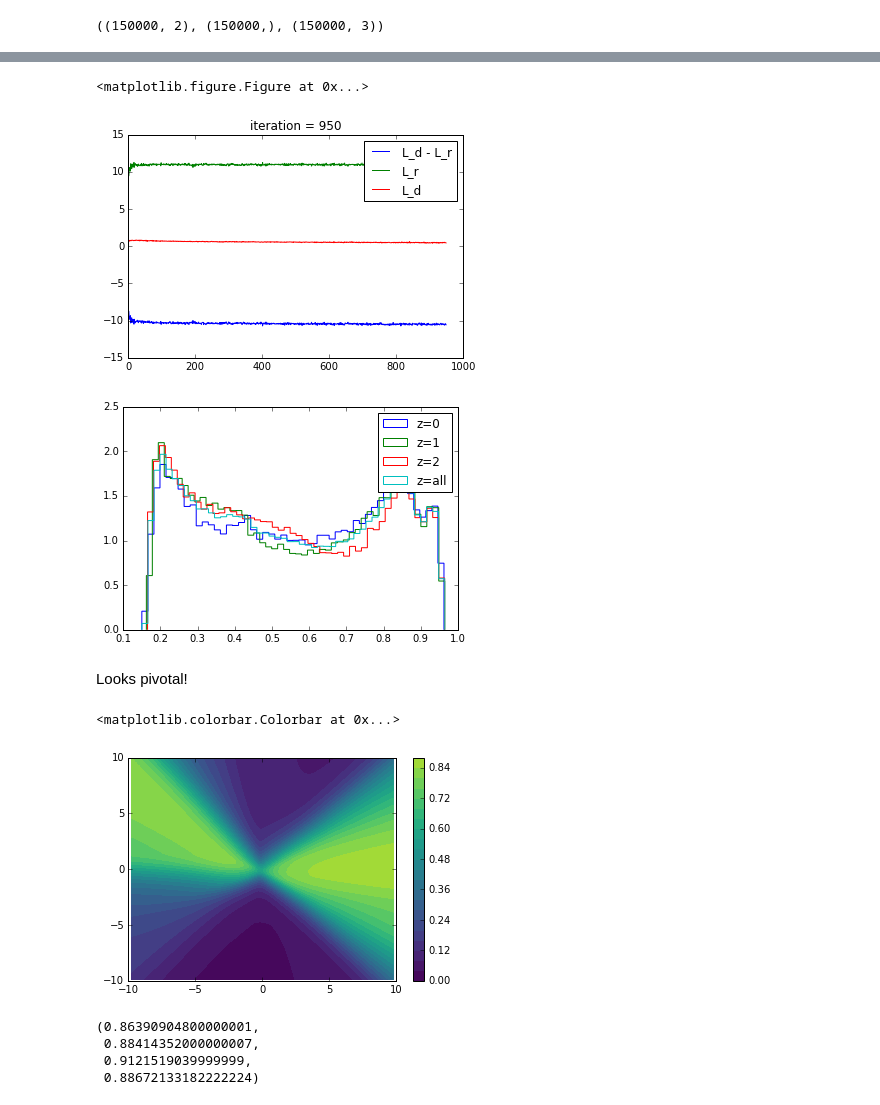
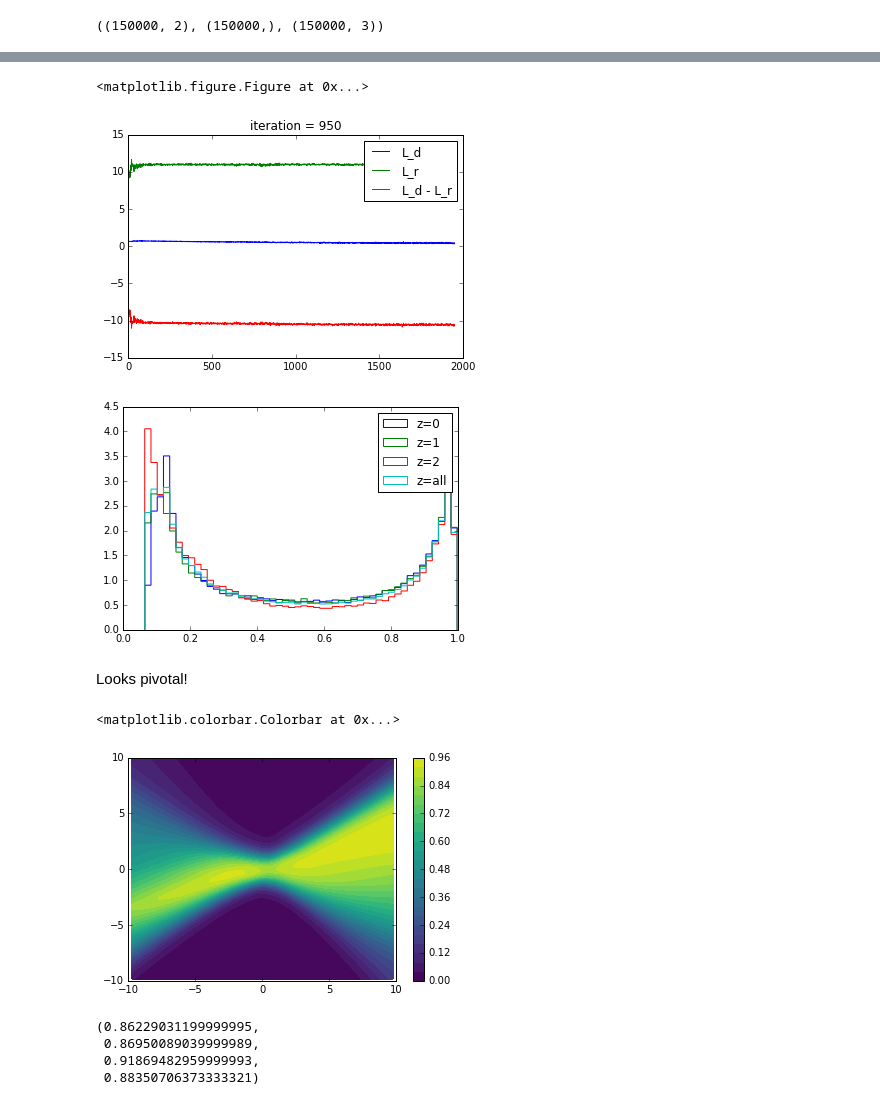
Before and after one commit to glouppe/paper-learning-to-pivot, a Jupyter notebook: code/Adversarial training against systematic uncertainties - Non-binary.ipynb, the cells around one changed output, grey strips where cells are left out. Drawn from its saved outputs; the diff is of its cells as text; code cells hidden in the pictures.

```diff
--- a/code/Adversarial training against systematic uncertainties - Non-binary.ipynb
+++ b/code/Adversarial training against systematic uncertainties - Non-binary.ipynb
@@ -7,8 +7,8 @@ from carl.distributions import Mixture, MultivariateNormal
 p = Mixture(components=[MultivariateNormal(mu=np.array([0., 2.]), sigma=np.eye(2)),
                         MultivariateNormal(mu=np.array([0., -2.]), sigma=np.eye(2))])
 q0 = MultivariateNormal(mu=np.array([1., 0.]), sigma=np.eye(2))
-q1 = MultivariateNormal(mu=np.array([-2., 0.]), sigma=np.eye(2))
-q2 = MultivariateNormal(mu=np.array([-5., 0.]), sigma=np.eye(2))
+q1 = MultivariateNormal(mu=np.array([-1., 0.]), sigma=np.eye(2))
+q2 = MultivariateNormal(mu=np.array([-3., 0.]), sigma=np.eye(2))
 q_full = Mixture(components=[q0, q1, q2])
 # %%
 n_samples = 25000
@@ -254,31 +252,31 @@ losses = {"L_d": [], "L_r": [], "L_d - L_r": []}
 # %%
 batch_size = 128
 
 for i in range(1000):
     if i % 50 == 0:
         plot_losses(i, losses)
 
     # Fit D
     D.trainable = True
     R.trainable = False
     indices = np.random.permutation(len(X))[:batch_size]
     l = DRf.train_on_batch(X[indices], [y[indices], z[indices]])
 
     losses["L_d - L_r"].append(l[0][None][0])
     losses["L_d"].append(l[1][None][0])
     losses["L_r"].append(-l[2][None][0])
 
     # Fit R
     D.trainable = False
     R.trainable = True
 #     DfR.fit(X, z, nb_epoch=3, verbose=0)
 
-    for j in range(100):
+    for j in range(20):
         indices = np.random.permutation(len(X))[:batch_size]
         DfR.train_on_batch(X[indices], z[indices])
 # %% [output]
 <matplotlib.figure.Figure at 0x...>
-[figure, old version]
+[figure, new version]
 # %%
 plt.hist(1. - D.predict(X0), bins=50, normed=1, histtype="step", label="z=0")
 plt.hist(1. - D.predict(X1), bins=50, normed=1, histtype="step", label="z=1")
@@ -287,7 +285,7 @@ plt.hist(1. - D.predict(X), bins=50, normed=1, histtype="step", label="z=all")
 plt.legend()
 plt.show()
 # %% [output]
-[figure, old version]
+[figure, new version]
 # %% [markdown]
 Looks pivotal!
 # %%
@@ -307,7 +305,7 @@ CS = plt.contourf(xi, yi, zi, 25, cmap=plt.cm.viridis,
 plt.colorbar()
 # %% [output]
 <matplotlib.colorbar.Colorbar at 0x...>
-[figure, old version]
+[figure, new version]
 # %%
 from sklearn.metrics import roc_auc_score
 (roc_auc_score(y0, D.predict(X0)),
@@ -315,7 +313,7 @@ from sklearn.metrics import roc_auc_score
  roc_auc_score(y2, D.predict(X2)),
  roc_auc_score(y, D.predict(X)))
 # %% [output]
-(0.86390904800000001,
- 0.88414352000000007,
- 0.9121519039999999,
- 0.88672133182222224)
+(0.86229031199999995,
+ 0.86950089039999989,
+ 0.91869482959999993,
+ 0.88350706373333321)
```
Also changed, not shown: parts of 11 cells of this notebook.
